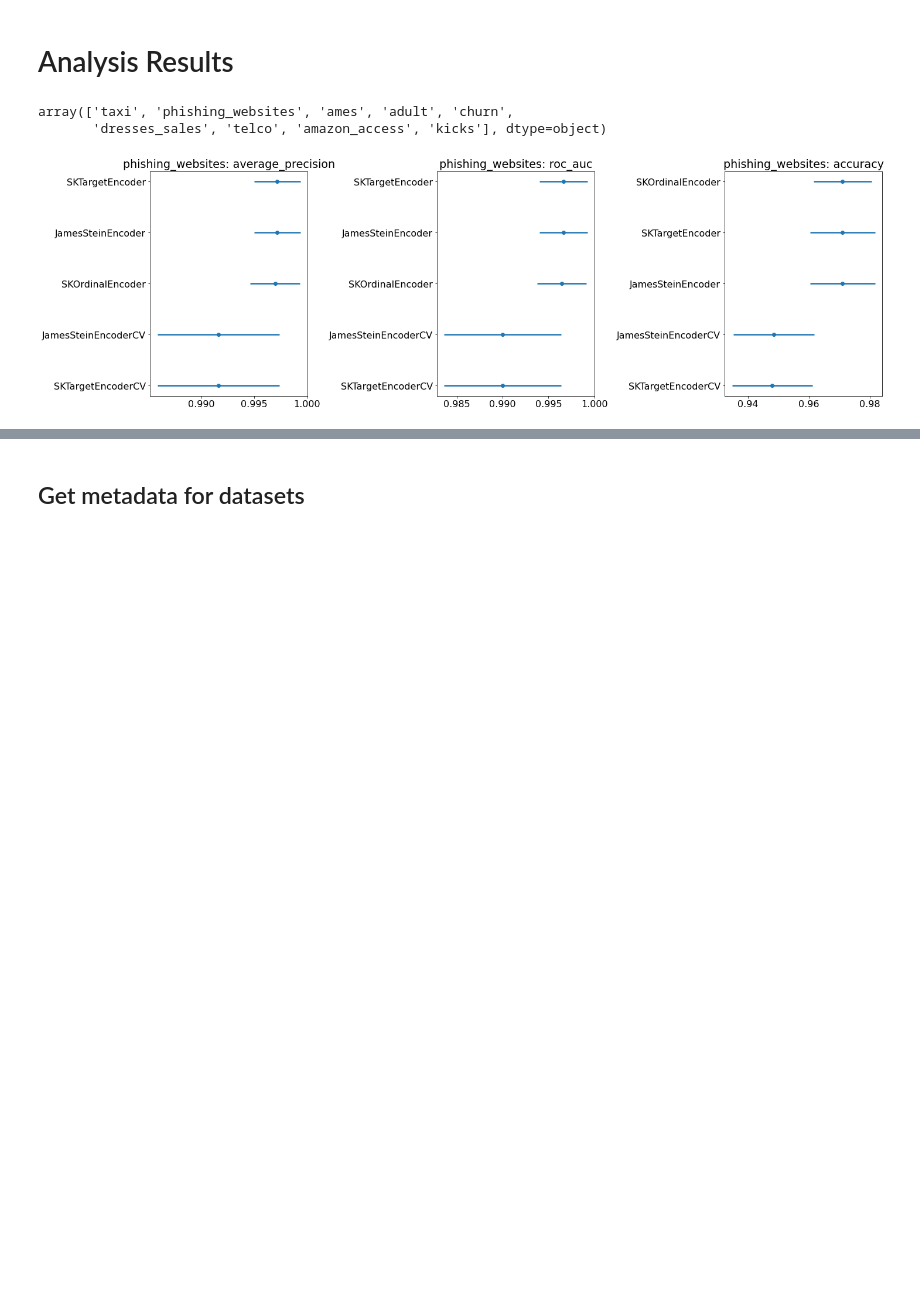
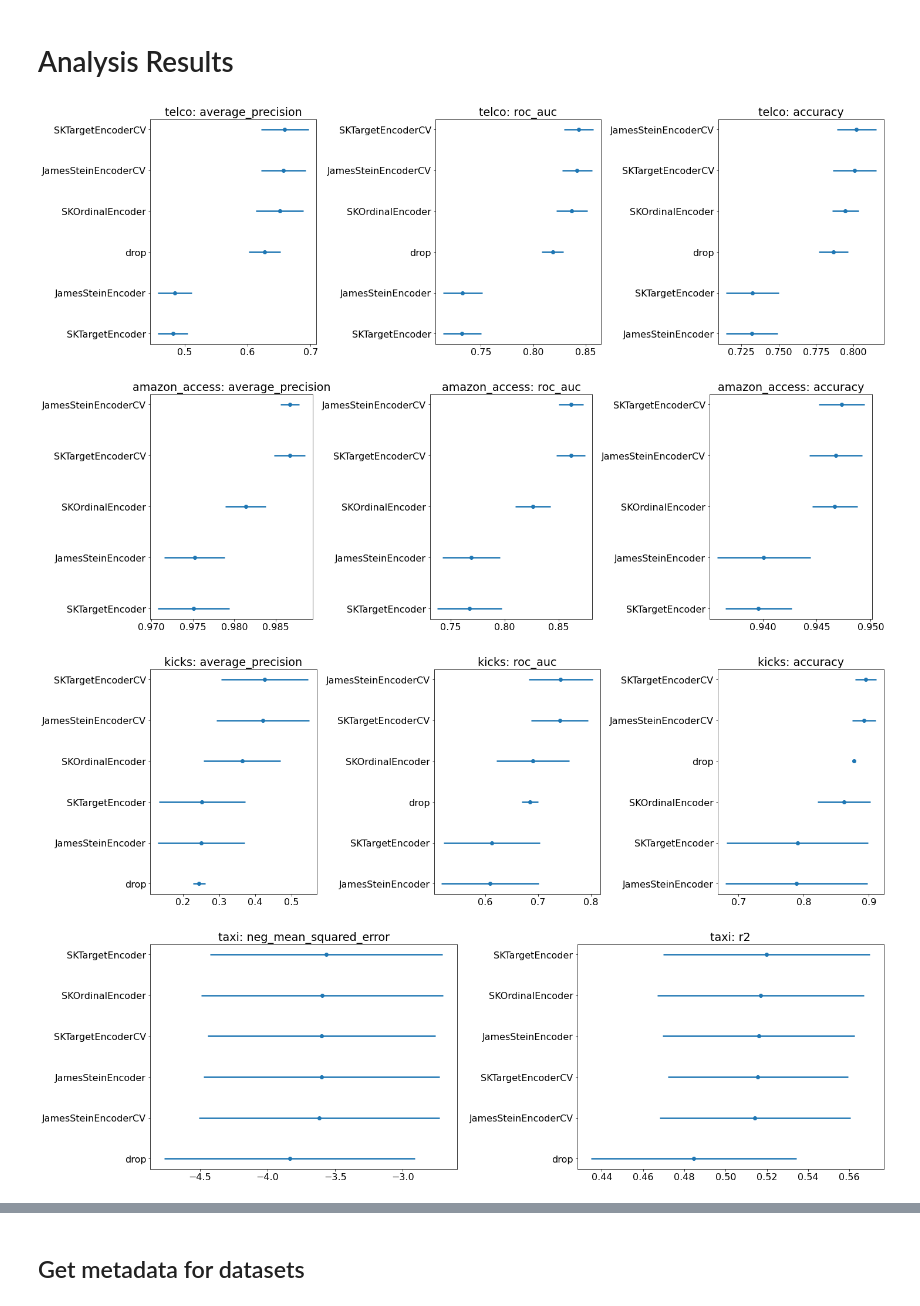
Before and after one commit to thomasjpfan/sk_encoder_cv, a Jupyter notebook: analysis.ipynb, the cells around one changed output, grey strips where cells are left out. Drawn from its saved outputs; the diff is of its cells as text; code cells hidden in the pictures; blank space fills up the shorter version.

Commit message:
DOC Adds images

```diff
--- a/analysis.ipynb
+++ b/analysis.ipynb
@@ -61,12 +61,14 @@ def plot_all_metrics(data_name, remove_drop=False):
 
     for metric_name, ax in zip(metric_names, axes.flatten()):
         plot_metric_for_name(data_name, metric_name, ax=ax, remove_drop=remove_drop)
-# %%
-data_names
-# %% [output]
-array(['taxi', 'phishing_websites', 'ames', 'adult', 'churn',
-       'dresses_sales', 'telco', 'amazon_access', 'kicks'], dtype=object)
-# %%
-plot_all_metrics("phishing_websites")
-# %% [output]
-[figure, removed]
+# %%
+data_names = ["telco", "amazon_access", "kicks", "taxi", "ames", "churn", "adult", "dresses_sales", "phishing_websites"]
+# %%
+for dataset in data_names:
+    plot_all_metrics(dataset)
+    plt.savefig(f"figures/{dataset}.png")
+# %% [output]
+[figure, added]
+[figure, added]
+[figure, added]
+[figure, added]
```
Also changed, not shown: parts of 3 cells of this notebook, 11 other files.
